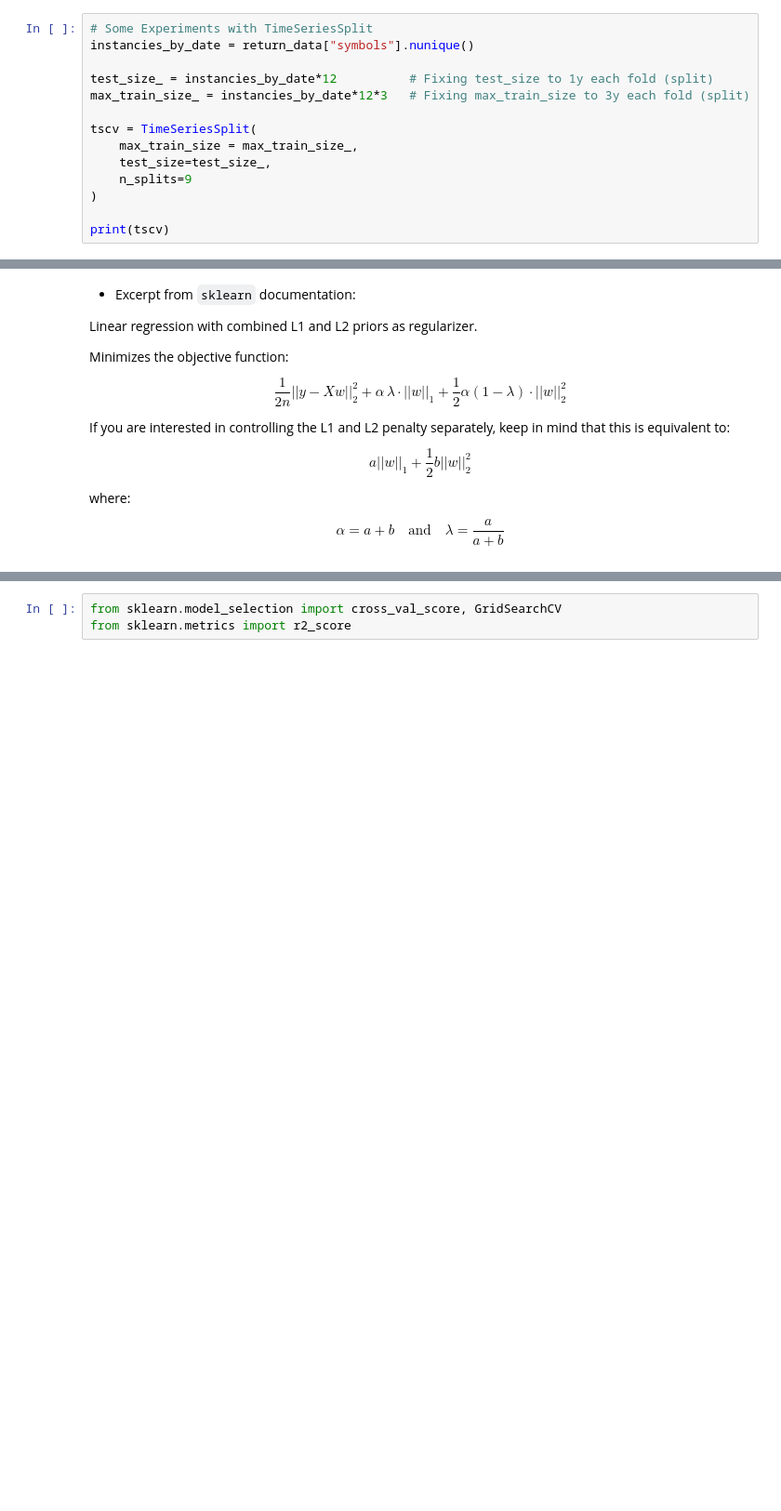
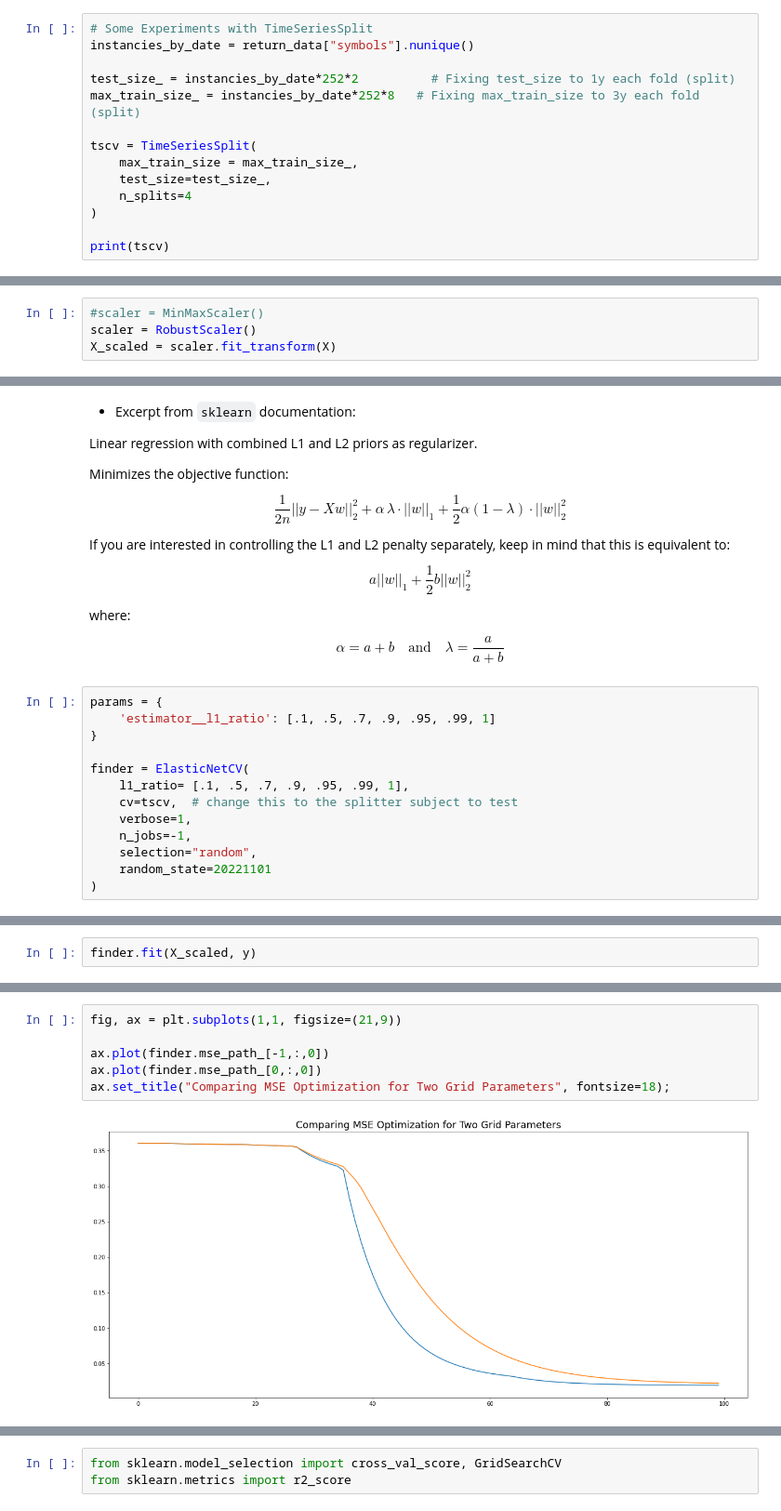
Before and after one commit to falken1983/fx_letor, a Jupyter notebook: regress_then_rank.ipynb, the cells around one changed output, grey strips where cells are left out. Shown at 93% size. Cells and saved outputs as stored; diff of their text form; blank space fills up the shorter version.

Commit message:
Add ElasticNet (LASSO in practice) Regression with a Brief Graph Analysis of Accuracy on Ranking and OOS Performance

```diff
--- a/regress_then_rank.ipynb
+++ b/regress_then_rank.ipynb
@@ -1370,13 +1266,13 @@ y
 # Some Experiments with TimeSeriesSplit
 instancies_by_date = return_data["symbols"].nunique()
 
-test_size_ = instancies_by_date*12          # Fixing test_size to 1y each fold (split)
-max_train_size_ = instancies_by_date*12*3   # Fixing max_train_size to 3y each fold (split)
+test_size_ = instancies_by_date*252*2          # Fixing test_size to 1y each fold (split)
+max_train_size_ = instancies_by_date*252*8   # Fixing max_train_size to 3y each fold (split)
 
 tscv = TimeSeriesSplit(
     max_train_size = max_train_size_,
     test_size=test_size_,
-    n_splits=9
+    n_splits=4
 )
 
 print(tscv)
@@ -1422,2 +1317,6 @@ def build_model(_alpha, _l1_ratio):
+# %%
+#scaler = MinMaxScaler()
+scaler = RobustScaler()
+X_scaled = scaler.fit_transform(X)
 # %%
 model = build_model(_alpha=0.1, _l1_ratio=0.1)
@@ -1447,3 +1350,16 @@ $$
 where:
 
 $$\alpha = a + b\quad \mathrm{and}\quad \lambda = \frac{a}{a + b}$$
+# %%
+params = {
+    'estimator__l1_ratio': [.1, .5, .7, .9, .95, .99, 1]
+}
+
+finder = ElasticNetCV(
+    l1_ratio= [.1, .5, .7, .9, .95, .99, 1],
+    cv=tscv,  # change this to the splitter subject to test
+    verbose=1,
+    n_jobs=-1,
+    selection="random",
+    random_state=20221101
+)
@@ -1449,0 +1372,2 @@ $$\alpha = a + b\quad \mathrm{and}\quad \lambda = \frac{a}{a + b}$$
+# %%
+finder.fit(X_scaled, y)
@@ -1449,0 +1380,8 @@ $$\alpha = a + b\quad \mathrm{and}\quad \lambda = \frac{a}{a + b}$$
+# %%
+fig, ax = plt.subplots(1,1, figsize=(21,9))
+
+ax.plot(finder.mse_path_[-1,:,0])
+ax.plot(finder.mse_path_[0,:,0])
+ax.set_title("Comparing MSE Optimization for Two Grid Parameters", fontsize=18);
+# %% [output]
+[figure, added]
```
Also changed, not shown: parts of 108 cells of this notebook.
